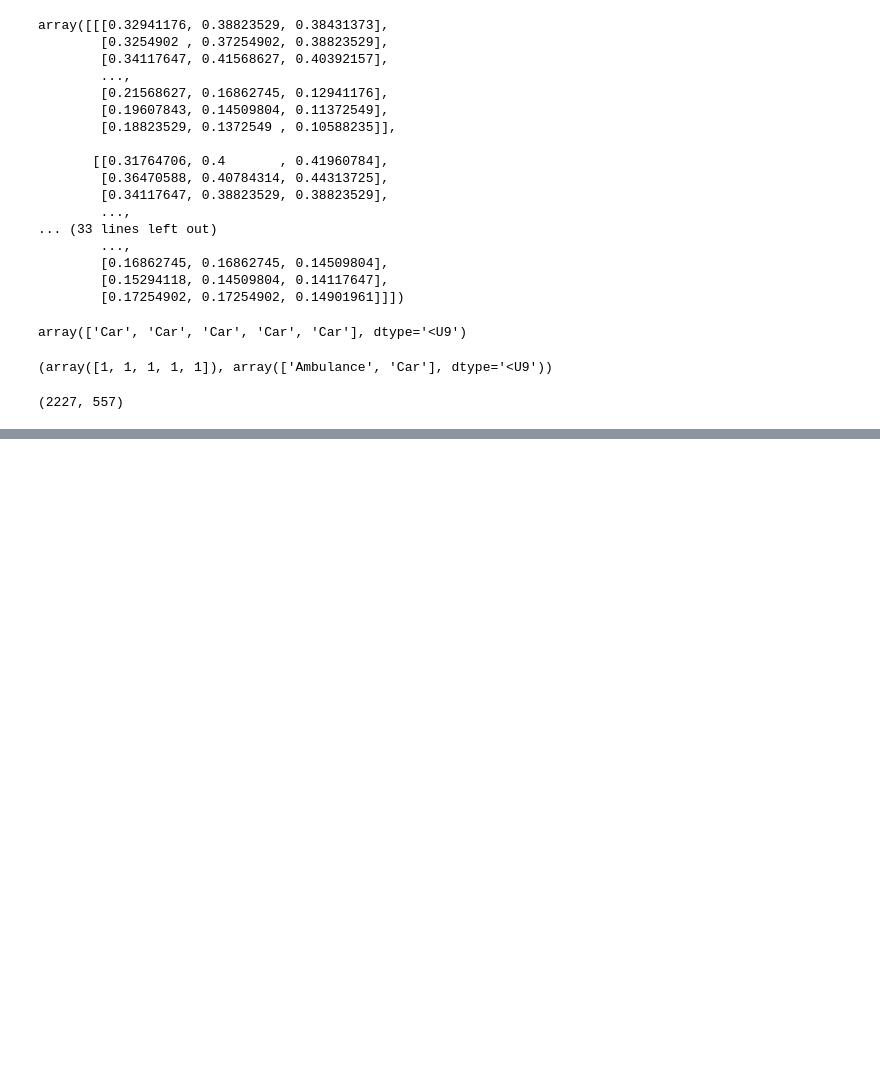
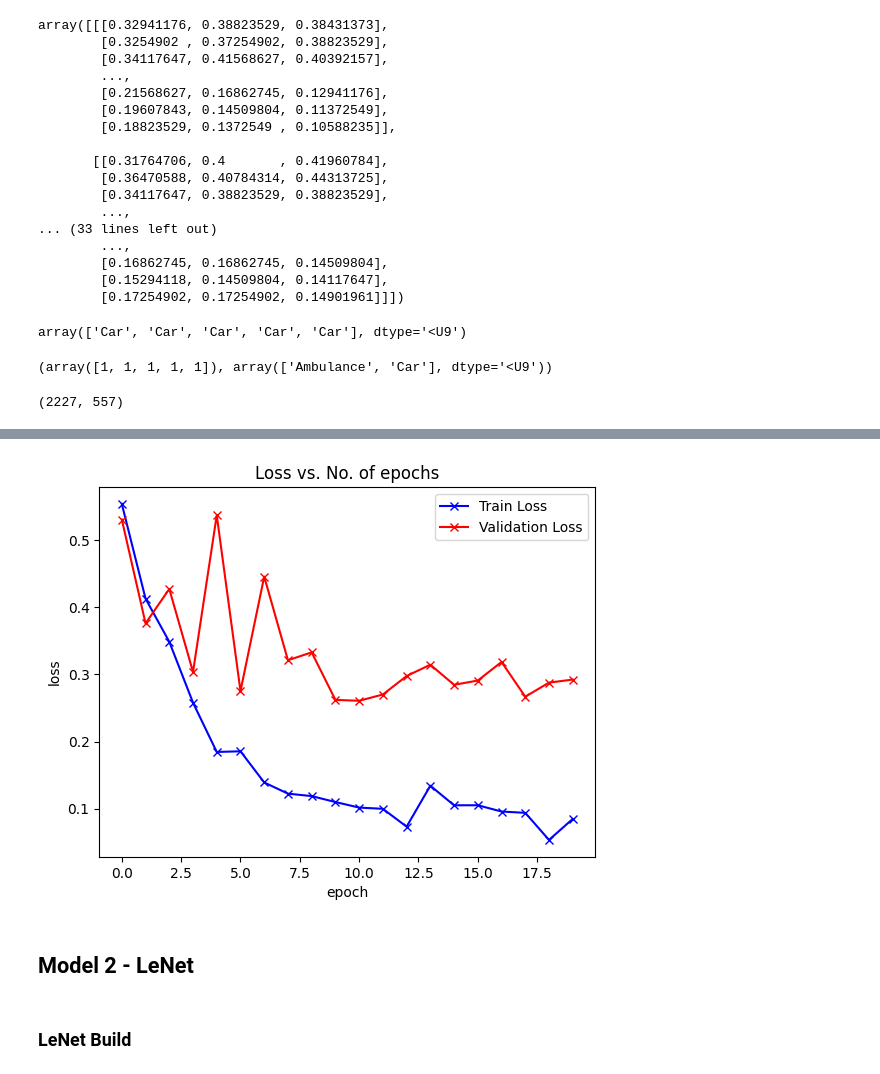
Before and after one commit to vivekpatel99/car_vs_ambulance_classification_ensemble_cnn, a Jupyter notebook: notebooks/1_ProcessingData.ipynb, the cells around one changed output, grey strips where cells are left out. Drawn from its saved outputs; the diff is of its cells as text; code cells hidden in the pictures; blank space fills up the shorter version.

```diff
--- a/notebooks/1_ProcessingData.ipynb
+++ b/notebooks/1_ProcessingData.ipynb
@@ -296,0 +381,8 @@ Detected at node data_1 defined at (most recent call last):
+# %%
+plot_losses(mini_vggnet_history)
+# %% [output]
+[figure, added]
+# %% [markdown]
+## Model 2 - LeNet
+# %% [markdown]
+### LeNet Build
```
Also changed, not shown: parts of 26 cells of this notebook, 4 other files.
